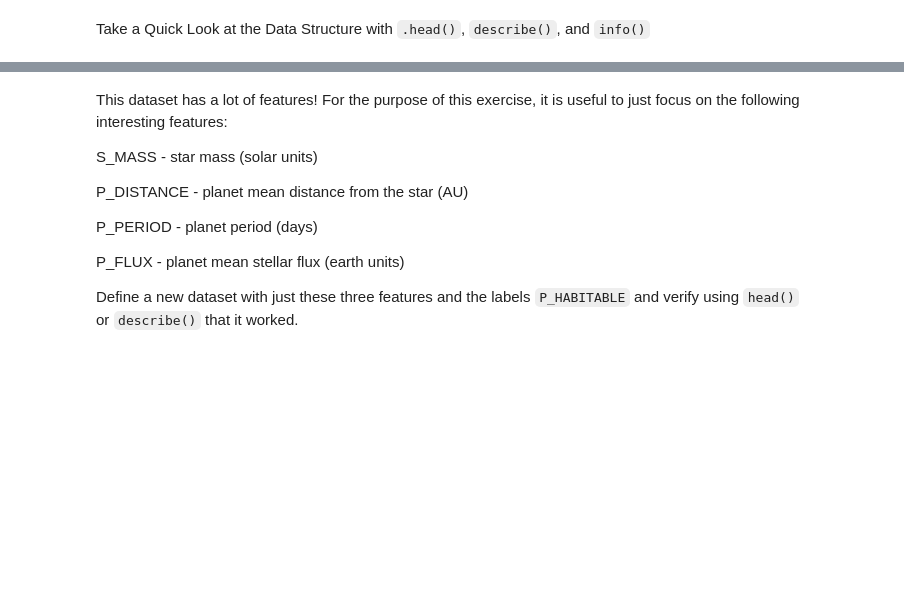
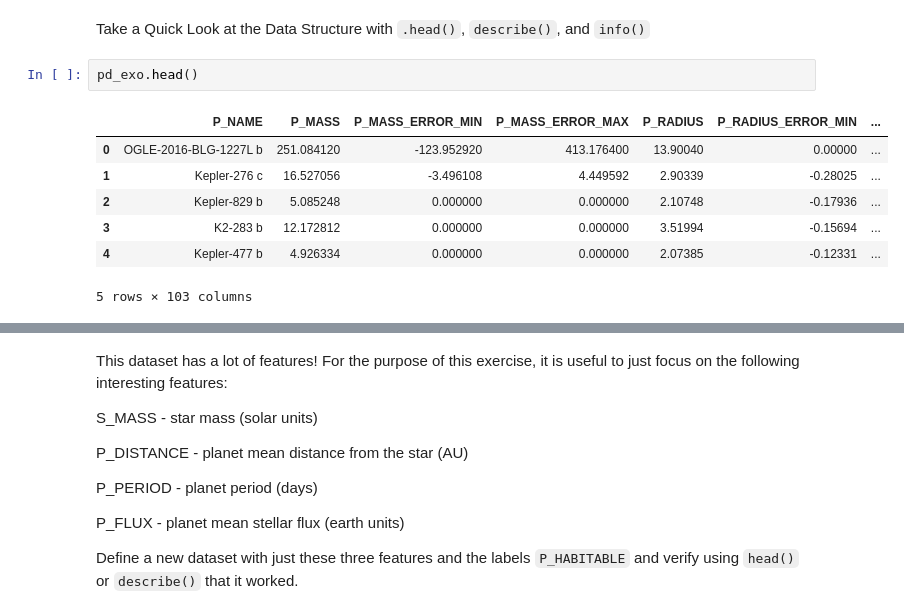
Before and after one commit to nakulpandit/QM_ML_DL_Lab, a Jupyter notebook: week 4/Week_4_2025_PlanetHunting.ipynb, the cells around one changed output, grey strips where cells are left out. Drawn from its saved outputs; the diff is of its cells as text; blank space fills up the shorter version.

```diff
--- a/week 4/Week_4_2025_PlanetHunting.ipynb
+++ b/week 4/Week_4_2025_PlanetHunting.ipynb
@@ -76,3 +81,13 @@ Just like you did last week, use the `read_csv` function from the `panda` module
 pd_exo=pd.read_csv(r'hwc.csv')
 # %% [markdown]
 Take a Quick Look at the Data Structure with `.head()`, `describe()`, and `info()`
+# %%
+pd_exo.head()
+# %% [output]
+|  | P_NAME | P_MASS | P_MASS_ERROR_MIN | P_MASS_ERROR_MAX | P_RADIUS | P_RADIUS_ERROR_MIN | ... |
+| 0 | OGLE-2016-BLG-1227L b | 251.084120 | -123.952920 | 413.176400 | 13.90040 | 0.00000 | ... |
+| 1 | Kepler-276 c | 16.527056 | -3.496108 | 4.449592 | 2.90339 | -0.28025 | ... |
+| 2 | Kepler-829 b | 5.085248 | 0.000000 | 0.000000 | 2.10748 | -0.17936 | ... |
+| 3 | K2-283 b | 12.172812 | 0.000000 | 0.000000 | 3.51994 | -0.15694 | ... |
+| 4 | Kepler-477 b | 4.926334 | 0.000000 | 0.000000 | 2.07385 | -0.12331 | ... |
+5 rows × 103 columns
```
Also changed, not shown: parts of 18 cells of this notebook.
